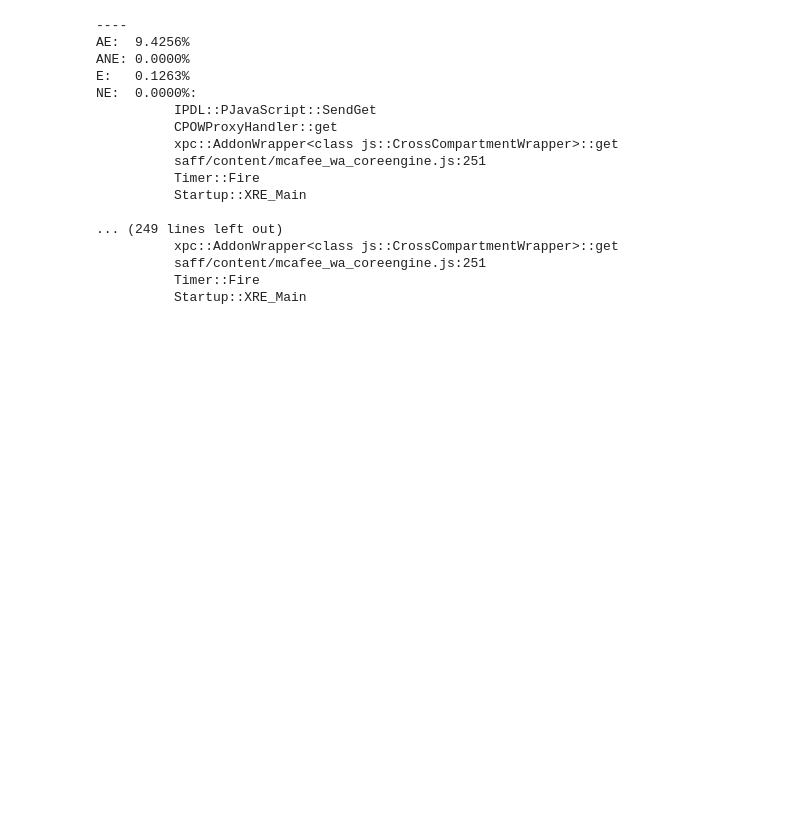
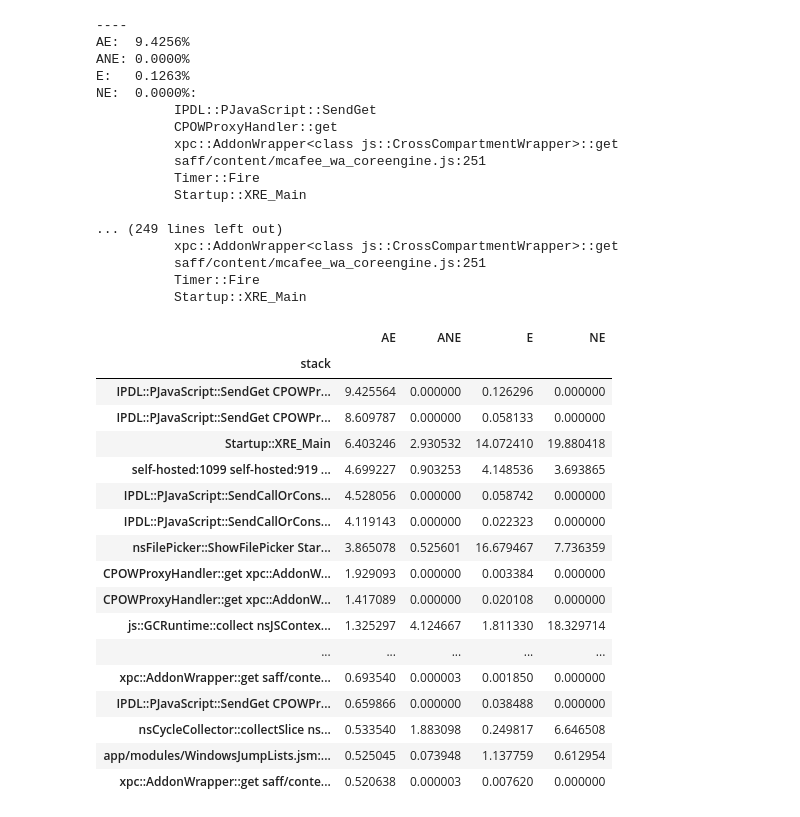
Before and after one commit to benmiroglio/e10s_analyses, a Jupyter notebook: beta/51/week9/e10s_experiment.ipynb, the cells around one changed output. Drawn from its saved outputs; the diff is of its cells as text; code cells hidden in the pictures; blank space fills up the shorter version.

```diff
--- a/beta/51/week9/e10s_experiment.ipynb
+++ b/beta/51/week9/e10s_experiment.ipynb
@@ -1227,3 +1246,48 @@ NE:  0.0000%:
           saff/content/mcafee_wa_coreengine.js:251
           Timer::Fire
           Startup::XRE_Main
+# %%
+def get_top_stacks_per_group(ae, ane, e, ne, count):
+    ae_total_count = sum(ae.values())
+    ane_total_count = sum(ane.values())
+    e_total_count = sum(e.values())
+    ne_total_count = sum(e.values())
+    result = []
+    for ae_, ae_stack_count in Counter(ae).most_common(count):
+        row = {}
+        ane_stack_count = ane.get(ae_, 0)
+        e_stack_count = e.get(ae_, 0)
+        ne_stack_count = ne.get(ae_, 0)
+        row = {'AE': 100.0 * ae_stack_count / ae_total_count,
+               'ANE': 100.0 * ane_stack_count / ane_total_count,
+               'E': 100.0 * e_stack_count / e_total_count,
+               'NE':100.0 * ne_stack_count / ne_total_count,
+               'stack': "<br>".join(reversed(ae_))}
+        result.append(row)
+    return result
+# %%
+df = pd.DataFrame(get_top_stacks_per_group(addons_e10s, addons_no_e10s, e10s, no_e10s, 25))
+# %%
+df.index = df['stack']
+df=df.drop('stack', axis=1)
+# %%
+HTML(df.to_html(escape=False))
+# %% [output]
+|  | AE | ANE | E | NE |
+| stack |  |  |  |  |
+| IPDL::PJavaScript::SendGet CPOWPr... | 9.425564 | 0.000000 | 0.126296 | 0.000000 |
+| IPDL::PJavaScript::SendGet CPOWPr... | 8.609787 | 0.000000 | 0.058133 | 0.000000 |
+| Startup::XRE_Main | 6.403246 | 2.930532 | 14.072410 | 19.880418 |
+| self-hosted:1099 self-hosted:919 ... | 4.699227 | 0.903253 | 4.148536 | 3.693865 |
+| IPDL::PJavaScript::SendCallOrCons... | 4.528056 | 0.000000 | 0.058742 | 0.000000 |
+| IPDL::PJavaScript::SendCallOrCons... | 4.119143 | 0.000000 | 0.022323 | 0.000000 |
+| nsFilePicker::ShowFilePicker Star... | 3.865078 | 0.525601 | 16.679467 | 7.736359 |
+| CPOWProxyHandler::get xpc::AddonW... | 1.929093 | 0.000000 | 0.003384 | 0.000000 |
+| CPOWProxyHandler::get xpc::AddonW... | 1.417089 | 0.000000 | 0.020108 | 0.000000 |
+| js::GCRuntime::collect nsJSContex... | 1.325297 | 4.124667 | 1.811330 | 18.329714 |
+| ... | ... | ... | ... | ... |
+| xpc::AddonWrapper::get saff/conte... | 0.693540 | 0.000003 | 0.001850 | 0.000000 |
+| IPDL::PJavaScript::SendGet CPOWPr... | 0.659866 | 0.000000 | 0.038488 | 0.000000 |
+| nsCycleCollector::collectSlice ns... | 0.533540 | 1.883098 | 0.249817 | 6.646508 |
+| app/modules/WindowsJumpLists.jsm:... | 0.525045 | 0.073948 | 1.137759 | 0.612954 |
+| xpc::AddonWrapper::get saff/conte... | 0.520638 | 0.000003 | 0.007620 | 0.000000 |
```
Also changed, not shown: parts of 4 cells of this notebook.
